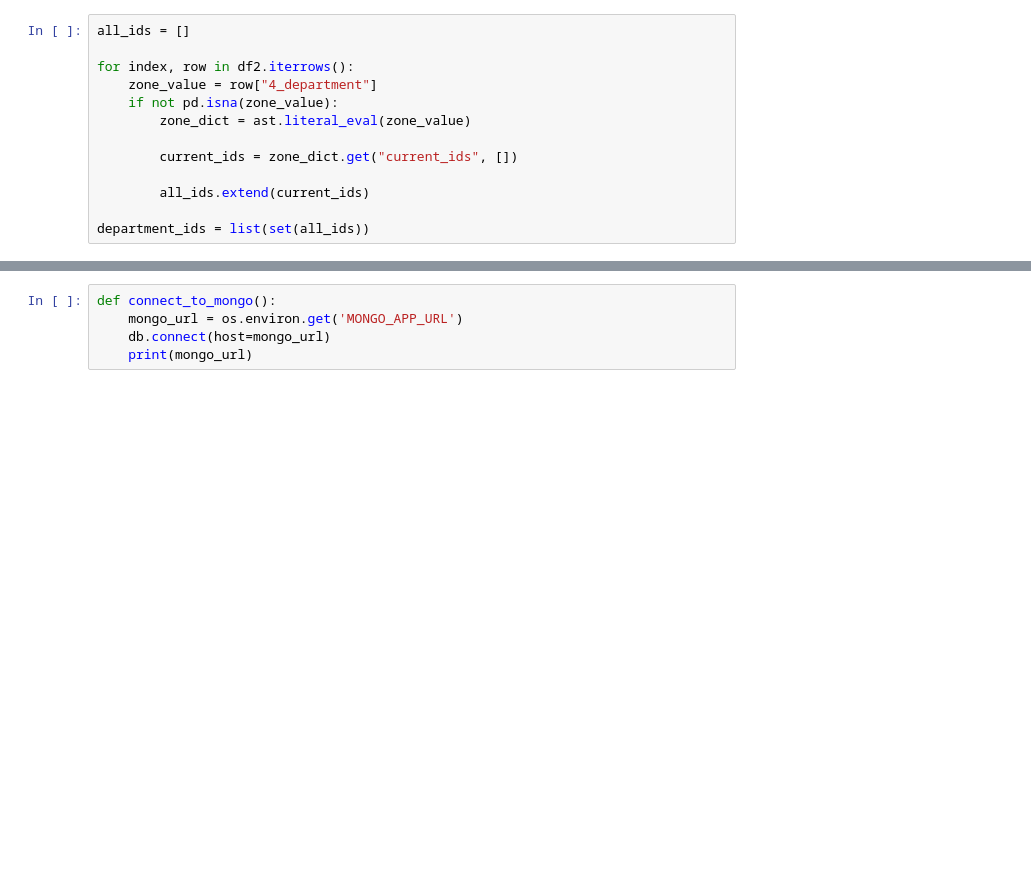
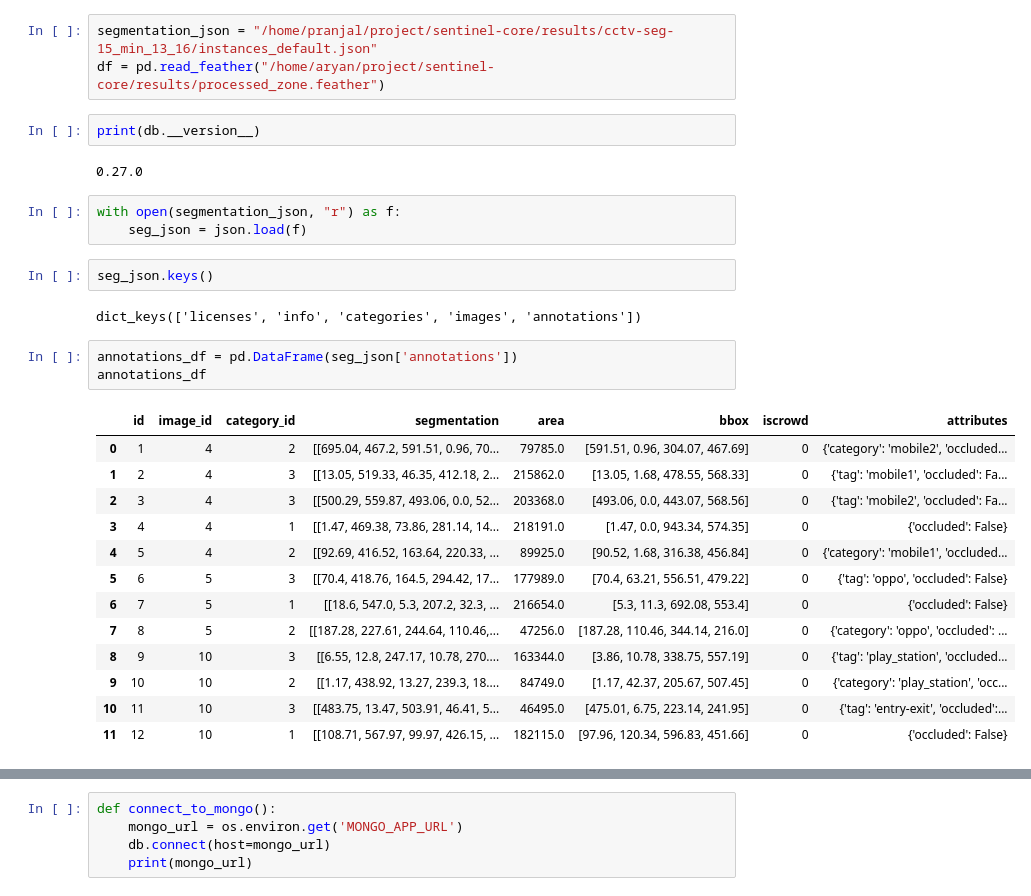
Before and after one commit to srihari-swain/sentinal_schema, a Jupyter notebook: db_script.ipynb, the cells around one changed output, grey strips where cells are left out. Saved outputs shown, nothing was run; the diff lists cells and outputs as text; blank space fills up the shorter version.

```diff
--- a/db_script.ipynb
+++ b/db_script.ipynb
@@ -112,13 +20,31 @@ ground_ids = list(set(all_ids))
-# %%
-all_ids = []
-
-for index, row in df2.iterrows():
-    zone_value = row["4_department"]
-    if not pd.isna(zone_value):
-        zone_dict = ast.literal_eval(zone_value)
-
-        current_ids = zone_dict.get("current_ids", [])
-
-        all_ids.extend(current_ids)
-
-department_ids = list(set(all_ids))
+# %%
+segmentation_json = "/home/pranjal/project/sentinel-core/results/cctv-seg-15_min_13_16/instances_default.json"
+df = pd.read_feather("/home/aryan/project/sentinel-core/results/processed_zone.feather")
+# %%
+print(db.__version__)
+# %% [output]
+0.27.0
+# %%
+with open(segmentation_json, "r") as f:
+    seg_json = json.load(f)
+# %%
+seg_json.keys()
+# %% [output]
+dict_keys(['licenses', 'info', 'categories', 'images', 'annotations'])
+# %%
+annotations_df = pd.DataFrame(seg_json['annotations'])
+annotations_df
+# %% [output]
+|  | id | image_id | category_id | segmentation | area | bbox | iscrowd | attributes |
+| 0 | 1 | 4 | 2 | [[695.04, 467.2, 591.51, 0.96, 70... | 79785.0 | [591.51, 0.96, 304.07, 467.69] | 0 | {'category': 'mobile2', 'occluded... |
+| 1 | 2 | 4 | 3 | [[13.05, 519.33, 46.35, 412.18, 2... | 215862.0 | [13.05, 1.68, 478.55, 568.33] | 0 | {'tag': 'mobile1', 'occluded': Fa... |
+| 2 | 3 | 4 | 3 | [[500.29, 559.87, 493.06, 0.0, 52... | 203368.0 | [493.06, 0.0, 443.07, 568.56] | 0 | {'tag': 'mobile2', 'occluded': Fa... |
+| 3 | 4 | 4 | 1 | [[1.47, 469.38, 73.86, 281.14, 14... | 218191.0 | [1.47, 0.0, 943.34, 574.35] | 0 | {'occluded': False} |
+| 4 | 5 | 4 | 2 | [[92.69, 416.52, 163.64, 220.33, ... | 89925.0 | [90.52, 1.68, 316.38, 456.84] | 0 | {'category': 'mobile1', 'occluded... |
+| 5 | 6 | 5 | 3 | [[70.4, 418.76, 164.5, 294.42, 17... | 177989.0 | [70.4, 63.21, 556.51, 479.22] | 0 | {'tag': 'oppo', 'occluded': False} |
+| 6 | 7 | 5 | 1 | [[18.6, 547.0, 5.3, 207.2, 32.3, ... | 216654.0 | [5.3, 11.3, 692.08, 553.4] | 0 | {'occluded': False} |
+| 7 | 8 | 5 | 2 | [[187.28, 227.61, 244.64, 110.46,... | 47256.0 | [187.28, 110.46, 344.14, 216.0] | 0 | {'category': 'oppo', 'occluded': ... |
+| 8 | 9 | 10 | 3 | [[6.55, 12.8, 247.17, 10.78, 270.... | 163344.0 | [3.86, 10.78, 338.75, 557.19] | 0 | {'tag': 'play_station', 'occluded... |
+| 9 | 10 | 10 | 2 | [[1.17, 438.92, 13.27, 239.3, 18.... | 84749.0 | [1.17, 42.37, 205.67, 507.45] | 0 | {'category': 'play_station', 'occ... |
+| 10 | 11 | 10 | 3 | [[483.75, 13.47, 503.91, 46.41, 5... | 46495.0 | [475.01, 6.75, 223.14, 241.95] | 0 | {'tag': 'entry-exit', 'occluded':... |
+| 11 | 12 | 10 | 1 | [[108.71, 567.97, 99.97, 426.15, ... | 182115.0 | [97.96, 120.34, 596.83, 451.66] | 0 | {'occluded': False} |
```
Also changed, not shown: parts of 39 cells of this notebook, 11 other files.
